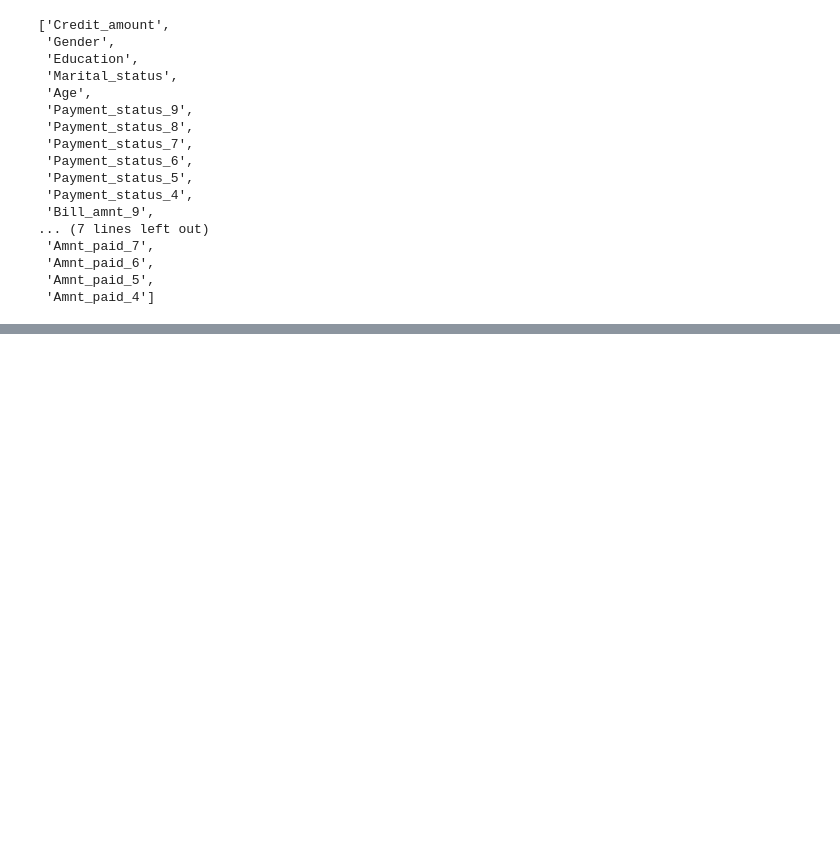
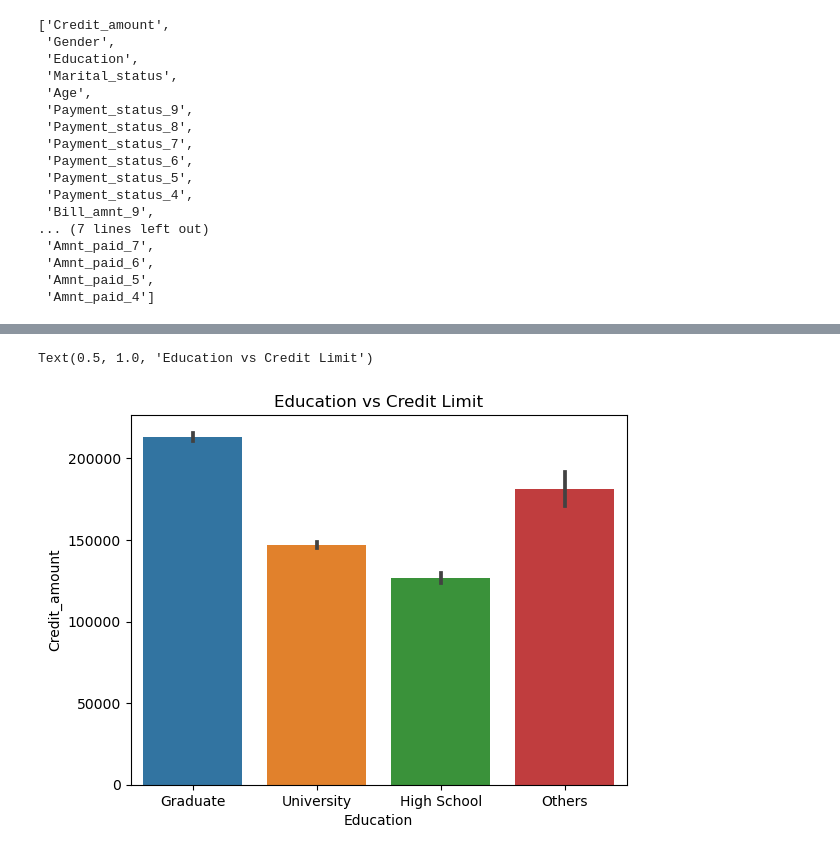
Before and after one commit to sreedhar-98/Credit_Card_Fraud_Detection, a Jupyter notebook: notebooks/datasets/eda.ipynb, the cells around one changed output, grey strips where cells are left out. Saved outputs shown, nothing was run; the diff lists cells and outputs as text; code cells hidden in the pictures; blank space fills up the shorter version.

```diff
--- a/notebooks/datasets/eda.ipynb
+++ b/notebooks/datasets/eda.ipynb
@@ -74,0 +330,7 @@ cols.append('is_defaulter')
+# %%
+sns.barplot(x=data_copy.Education,y=data_copy.Credit_amount)
+plt.xticks([0,1,2,3], labels=["Graduate", "University","High School","Others"])
+plt.title("Education vs Credit Limit")
+# %% [output]
+Text(0.5, 1.0, 'Education vs Credit Limit')
+[figure, added]
```
Also changed, not shown: parts of 51 cells of this notebook, 4 other files.
